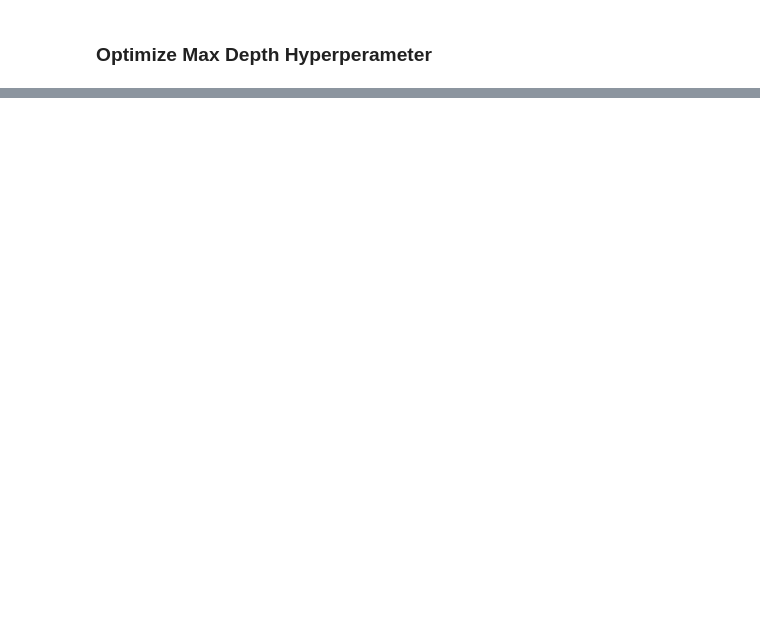
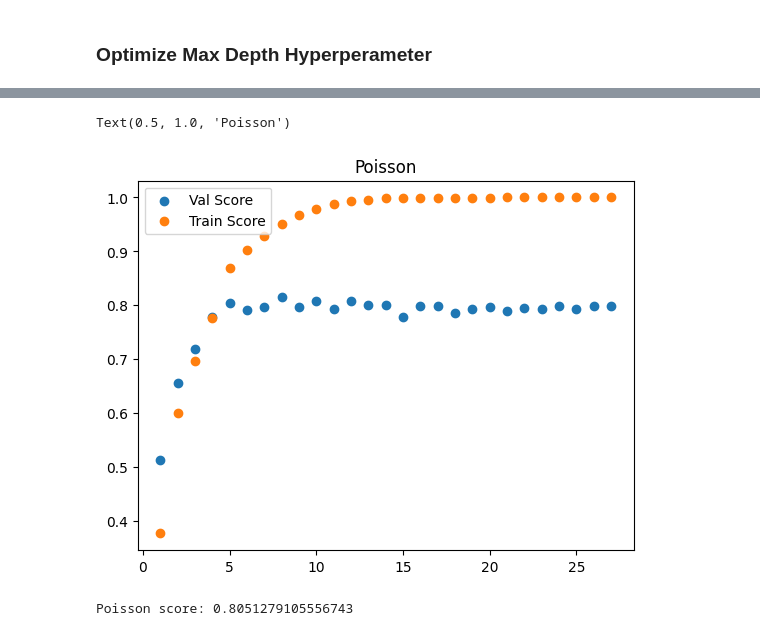
Before and after one commit to Nivlac3213/DS312, a Jupyter notebook: homework/Henggeler_Calvin_HW4_DecisionTree.ipynb, the cells around one changed output, grey strips where cells are left out. Saved outputs shown, nothing was run; the diff lists cells and outputs as text; code cells hidden in the pictures; blank space fills up the shorter version.

```diff
--- a/homework/Henggeler_Calvin_HW4_DecisionTree.ipynb
+++ b/homework/Henggeler_Calvin_HW4_DecisionTree.ipynb
@@ -116,0 +200,27 @@ ax.legend(['Val Score', 'Train Score'])
+# %%
+ #
+# Poisson
+#
+
+val_acc = []
+train_acc = []
+for i in range(1, 27):
+    tr = DecisionTreeRegressor(criterion='poisson', max_depth=i, random_state=0)
+    tr.fit(x_tr, y_tr)
+    val_acc.append(tr.score(x_va, y_va))
+    train_acc.append(tr.score(x_tr, y_tr))
+
+fig, ax = plt.subplots()
+plt.scatter(range(1, 27), val_acc)
+plt.scatter(range(1, 27), train_acc)
+ax.legend(['Val Score', 'Train Score'])
+ax.set_title('Poisson')
+# %% [output]
+Text(0.5, 1.0, 'Poisson')
+[figure, added]
+# %%
+tr = DecisionTreeRegressor(criterion='poisson', max_depth=5, random_state=0)
+tr.fit(x_tr, y_tr)
+print('Poisson score:', tr.score(x_va, y_va))
+# %% [output]
+Poisson score: 0.8051279105556743
```
Also changed, not shown: parts of 18 cells of this notebook.
